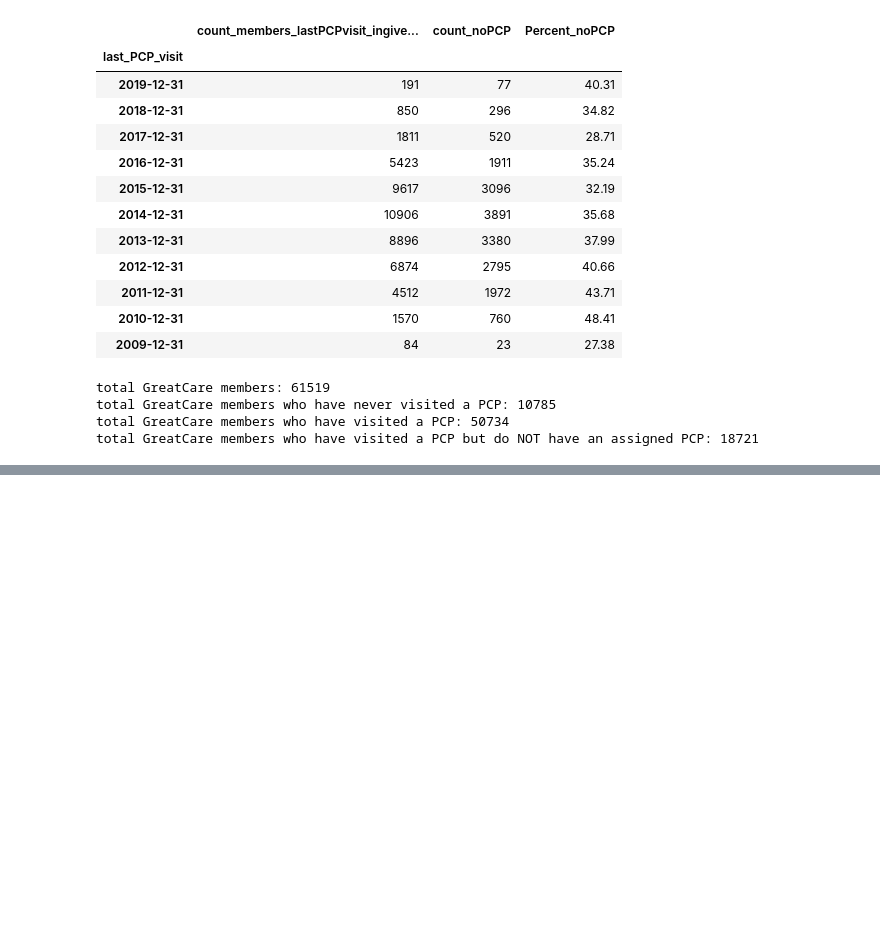
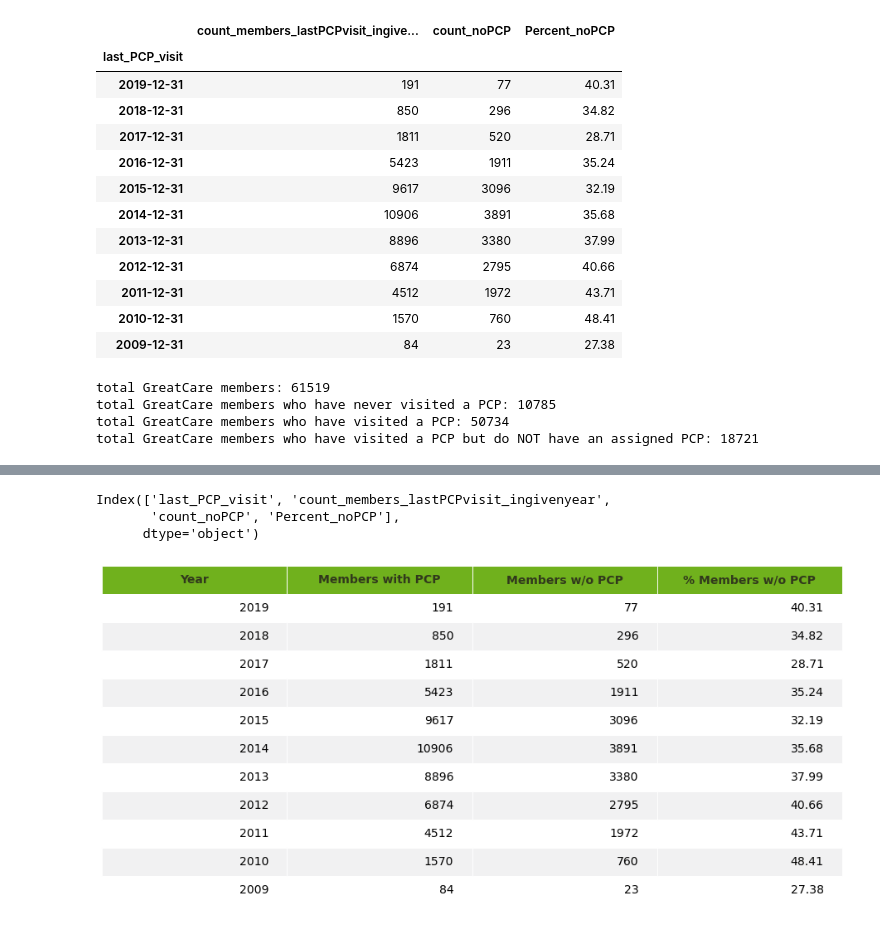
Before and after one commit to simon-mack/hospital_readmission_analysis, a Jupyter notebook: Notebooks/Ursa_pca_Question 5.ipynb, the cells around one changed output, grey strips where cells are left out. Drawn from its saved outputs; the diff is of its cells as text; code cells hidden in the pictures; blank space fills up the shorter version.

```diff
--- a/Notebooks/Ursa_pca_Question 5.ipynb
+++ b/Notebooks/Ursa_pca_Question 5.ipynb
@@ -251,0 +260,4 @@ by_year_merged_sorted.to_csv('PCP_visits_by_year.csv')
+# %%
+by_year_merged_sorted = by_year_merged_sorted.reset_index()
+by_year_merged_sorted.columns = by_year_merged_sorted.columns.map(''.join)
+by_year_merged_sorted
@@ -251,0 +291,45 @@ by_year_merged_sorted.to_csv('PCP_visits_by_year.csv')
+# %%
+by_year_merged_sorted['last_PCP_visit']=by_year_merged_sorted['last_PCP_visit'].dt.year
+# %%
+by_year_merged_sorted=by_year_merged_sorted.astype(str)
+by_year_merged_sorted.columns
+# %% [output]
+Index(['last_PCP_visit', 'count_members_lastPCPvisit_ingivenyear',
+       'count_noPCP', 'Percent_noPCP'],
+      dtype='object')
+# %%
+rename_columns = {'last_PCP_visit':'Year', 'count_members_lastPCPvisit_ingivenyear':'Members with PCP',
+       'count_noPCP': 'Members w/o PCP', 'Percent_noPCP':'% Members w/o PCP'}
+by_year_merged_sorted= by_year_merged_sorted.rename(columns=rename_columns)
+# %%
+import matplotlib.pyplot as plt
+import six
+
+
+def render_mpl_table(data, col_width=3.0, row_height=0.625, font_size=14,
+                     header_color='#70b11d', row_colors=['#f1f1f2', 'w'], edge_color='w',
+                     bbox=[0, 0, 1, 1], header_columns=0,
+                     ax=None, **kwargs):
+    if ax is None:
+        size = (np.array(data.shape[::-1]) + np.array([0, 1])) * np.array([col_width, row_height])
+        fig, ax = plt.subplots(figsize=size)
+        ax.axis('off')
+
+    mpl_table = ax.table(cellText=data.values, bbox=bbox, colLabels=data.columns, **kwargs)
+
+    mpl_table.auto_set_font_size(False)
+    mpl_table.set_fontsize(font_size)
+
+    for k, cell in  six.iteritems(mpl_table._cells):
+        cell.set_edgecolor(edge_color)
+        if k[0] == 0 or k[1] < header_columns:
+            cell.set_text_props(weight='bold', color='#31391c')
+            cell.set_facecolor(header_color)
+        else:
+            cell.set_facecolor(row_colors[k[0]%len(row_colors) ])
+    return ax
+
+table1 = render_mpl_table(by_year_merged_sorted, header_columns=0, col_width=4.0)
+plt.savefig('PCP_table')
+# %% [output]
+[figure, added]
```
Also changed, not shown: parts of 4 cells of this notebook, 2 other files.
